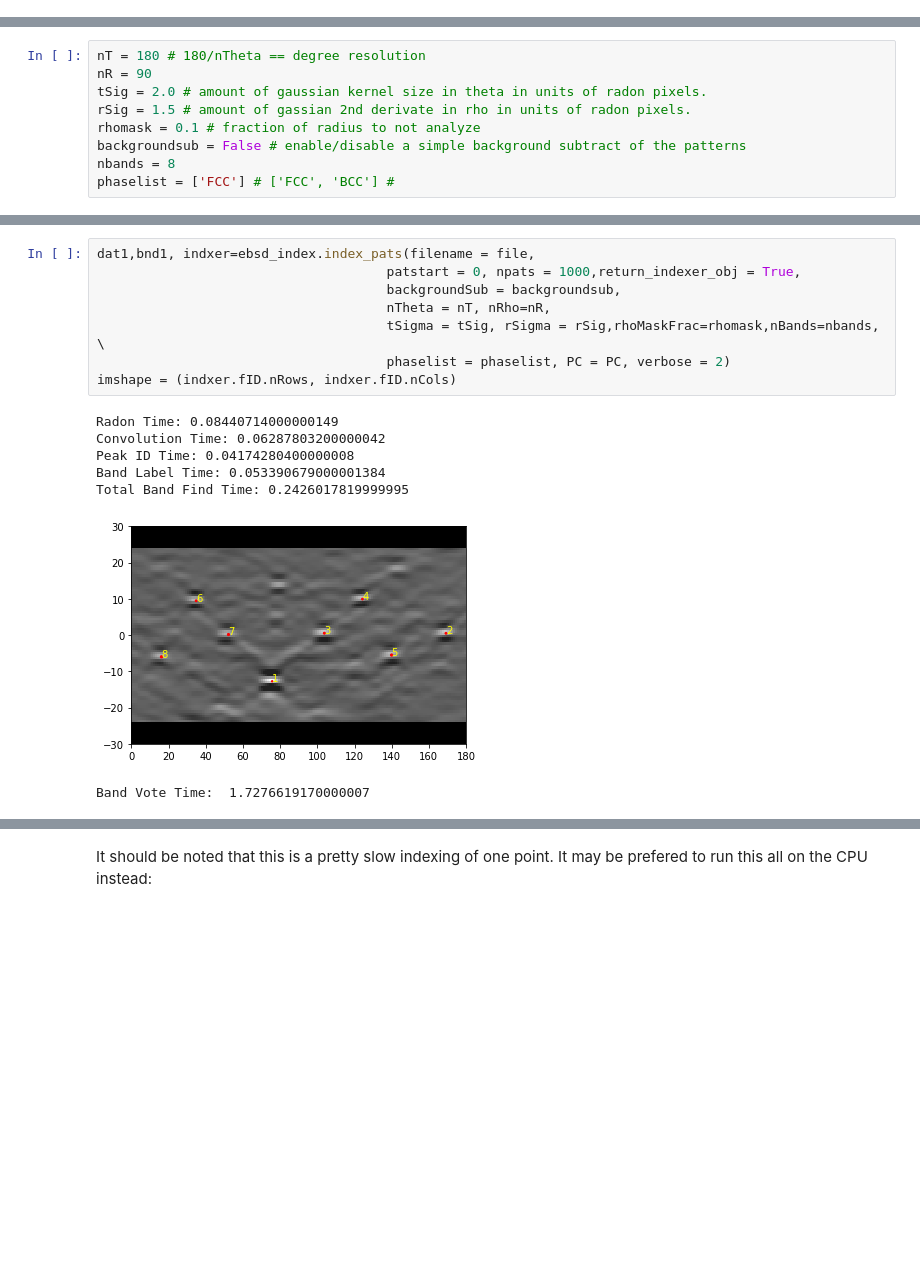
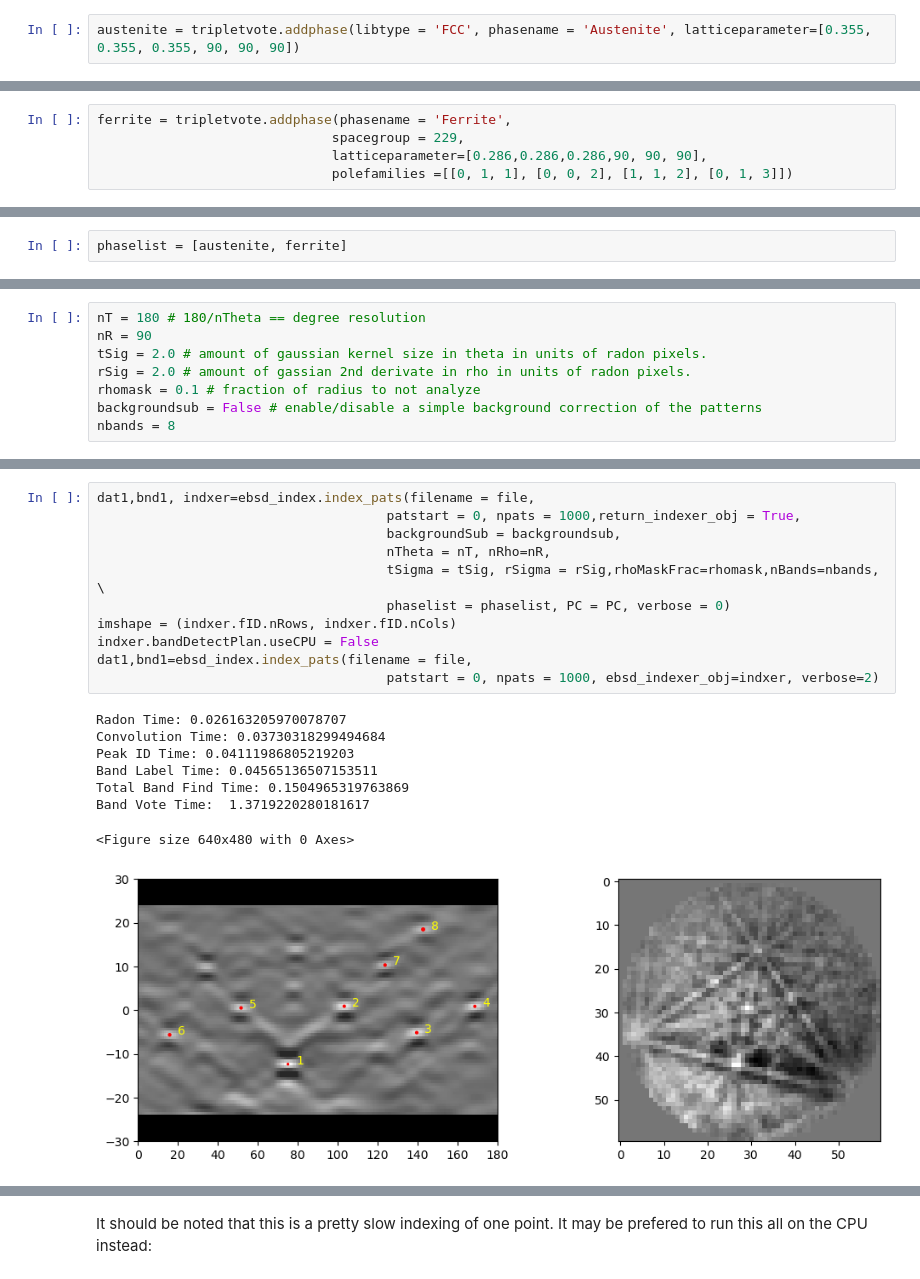
Before and after one commit to USNavalResearchLaboratory/PyEBSDIndex, a Jupyter notebook: doc/tutorials/ebsd_index_demo.ipynb, the cells around one changed output, grey strips where cells are left out. Cells and saved outputs as stored; diff of their text form; blank space fills up the shorter version.

```diff
--- a/doc/tutorials/ebsd_index_demo.ipynb
+++ b/doc/tutorials/ebsd_index_demo.ipynb
@@ -21,0 +33,2 @@ vendor = 'EDAX'
+# %%
+austenite = tripletvote.addphase(libtype = 'FCC', phasename = 'Austenite', latticeparameter=[0.355, 0.355, 0.355, 90, 90, 90])
@@ -21,0 +37,5 @@ vendor = 'EDAX'
+# %%
+ferrite = tripletvote.addphase(phasename = 'Ferrite',
+                              spacegroup = 229,
+                              latticeparameter=[0.286,0.286,0.286,90, 90, 90],
+                              polefamilies =[[0, 1, 1], [0, 0, 2], [1, 1, 2], [0, 1, 3]])
@@ -21,0 +44,2 @@ vendor = 'EDAX'
+# %%
+phaselist = [austenite, ferrite]
@@ -25,9 +53,8 @@ Define the radon and indexing parameters
 nT = 180 # 180/nTheta == degree resolution
 nR = 90
 tSig = 2.0 # amount of gaussian kernel size in theta in units of radon pixels.
-rSig = 1.5 # amount of gassian 2nd derivate in rho in units of radon pixels.
+rSig = 2.0 # amount of gassian 2nd derivate in rho in units of radon pixels.
 rhomask = 0.1 # fraction of radius to not analyze
-backgroundsub = False # enable/disable a simple background subtract of the patterns
+backgroundsub = False # enable/disable a simple background correction of the patterns
 nbands = 8
-phaselist = ['FCC'] # ['FCC', 'BCC'] #
 # %% [markdown]
@@ -39,17 +66,21 @@ The indexer object will hold all the information needed to index a set of patter
 # %%
 dat1,bnd1, indxer=ebsd_index.index_pats(filename = file,
                                      patstart = 0, npats = 1000,return_indexer_obj = True,
                                      backgroundSub = backgroundsub,
                                      nTheta = nT, nRho=nR,
                                      tSigma = tSig, rSigma = rSig,rhoMaskFrac=rhomask,nBands=nbands, \
-                                     phaselist = phaselist, PC = PC, verbose = 2)
+                                     phaselist = phaselist, PC = PC, verbose = 0)
 imshape = (indxer.fID.nRows, indxer.fID.nCols)
+indxer.bandDetectPlan.useCPU = False
+dat1,bnd1=ebsd_index.index_pats(filename = file,
+                                     patstart = 0, npats = 1000, ebsd_indexer_obj=indxer, verbose=2)
 # %% [output]
-Radon Time: 0.08440714000000149
-Convolution Time: 0.06287803200000042
-Peak ID Time: 0.04174280400000008
-Band Label Time: 0.053390679000001384
-Total Band Find Time: 0.2426017819999995
+Radon Time: 0.026163205970078707
+Convolution Time: 0.03730318299494684
+Peak ID Time: 0.04111986805219203
+Band Label Time: 0.04565136507153511
+Total Band Find Time: 0.1504965319763869
+Band Vote Time:  1.3719220280181617
+<Figure size 640x480 with 0 Axes>
-[figure, old version]
+[figure, new version]
-Band Vote Time:  1.7276619170000007
 # %% [markdown]
```
Also changed, not shown: parts of 46 cells of this notebook, 42 other files.
